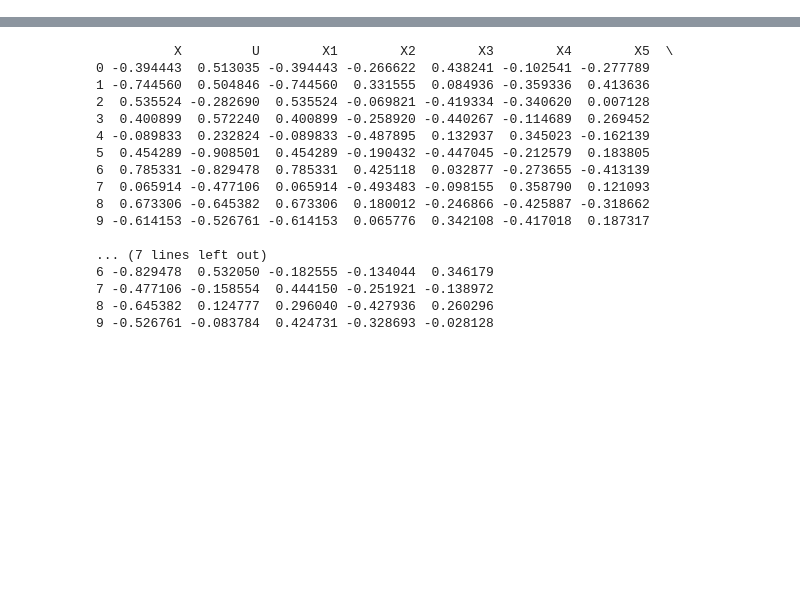
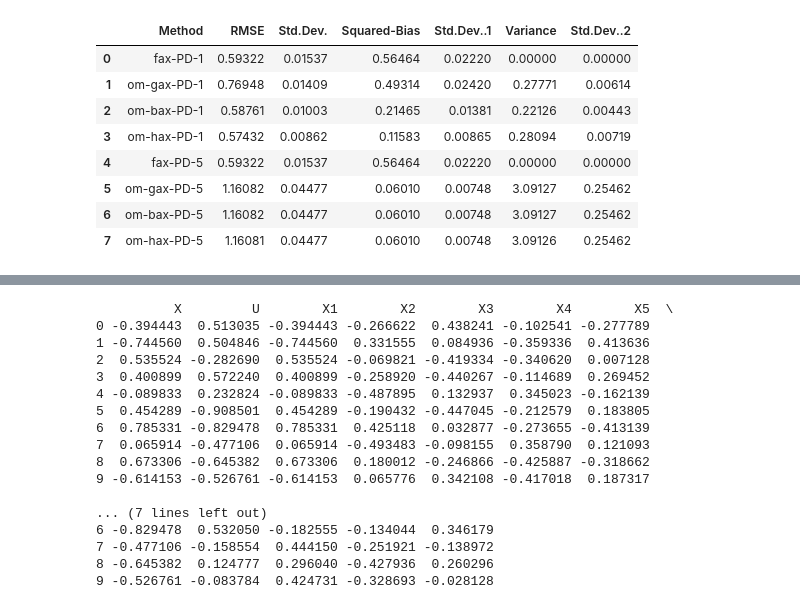
Before and after one commit to demireal/ppci, a Jupyter notebook: rb-synthetic-experiments/plot.ipynb, the cells around one changed output, grey strips where cells are left out. Drawn from its saved outputs; the diff is of its cells as text; code cells hidden in the pictures; blank space fills up the shorter version.

```diff
--- a/rb-synthetic-experiments/plot.ipynb
+++ b/rb-synthetic-experiments/plot.ipynb
@@ -55,0 +56,12 @@ plt.savefig(f"rmse_nrct{nrct}.svg", bbox_inches="tight")
+# %%
+dfs[0]
+# %% [output]
+|  | Method | RMSE | Std.Dev. | Squared-Bias | Std.Dev..1 | Variance | Std.Dev..2 |
+| 0 | fax-PD-1 | 0.59322 | 0.01537 | 0.56464 | 0.02220 | 0.00000 | 0.00000 |
+| 1 | om-gax-PD-1 | 0.76948 | 0.01409 | 0.49314 | 0.02420 | 0.27771 | 0.00614 |
+| 2 | om-bax-PD-1 | 0.58761 | 0.01003 | 0.21465 | 0.01381 | 0.22126 | 0.00443 |
+| 3 | om-hax-PD-1 | 0.57432 | 0.00862 | 0.11583 | 0.00865 | 0.28094 | 0.00719 |
+| 4 | fax-PD-5 | 0.59322 | 0.01537 | 0.56464 | 0.02220 | 0.00000 | 0.00000 |
+| 5 | om-gax-PD-5 | 1.16082 | 0.04477 | 0.06010 | 0.00748 | 3.09127 | 0.25462 |
+| 6 | om-bax-PD-5 | 1.16082 | 0.04477 | 0.06010 | 0.00748 | 3.09127 | 0.25462 |
+| 7 | om-hax-PD-5 | 1.16081 | 0.04477 | 0.06010 | 0.00748 | 3.09126 | 0.25462 |
```
Also changed, not shown: parts of 3 cells of this notebook, 3 other files.
